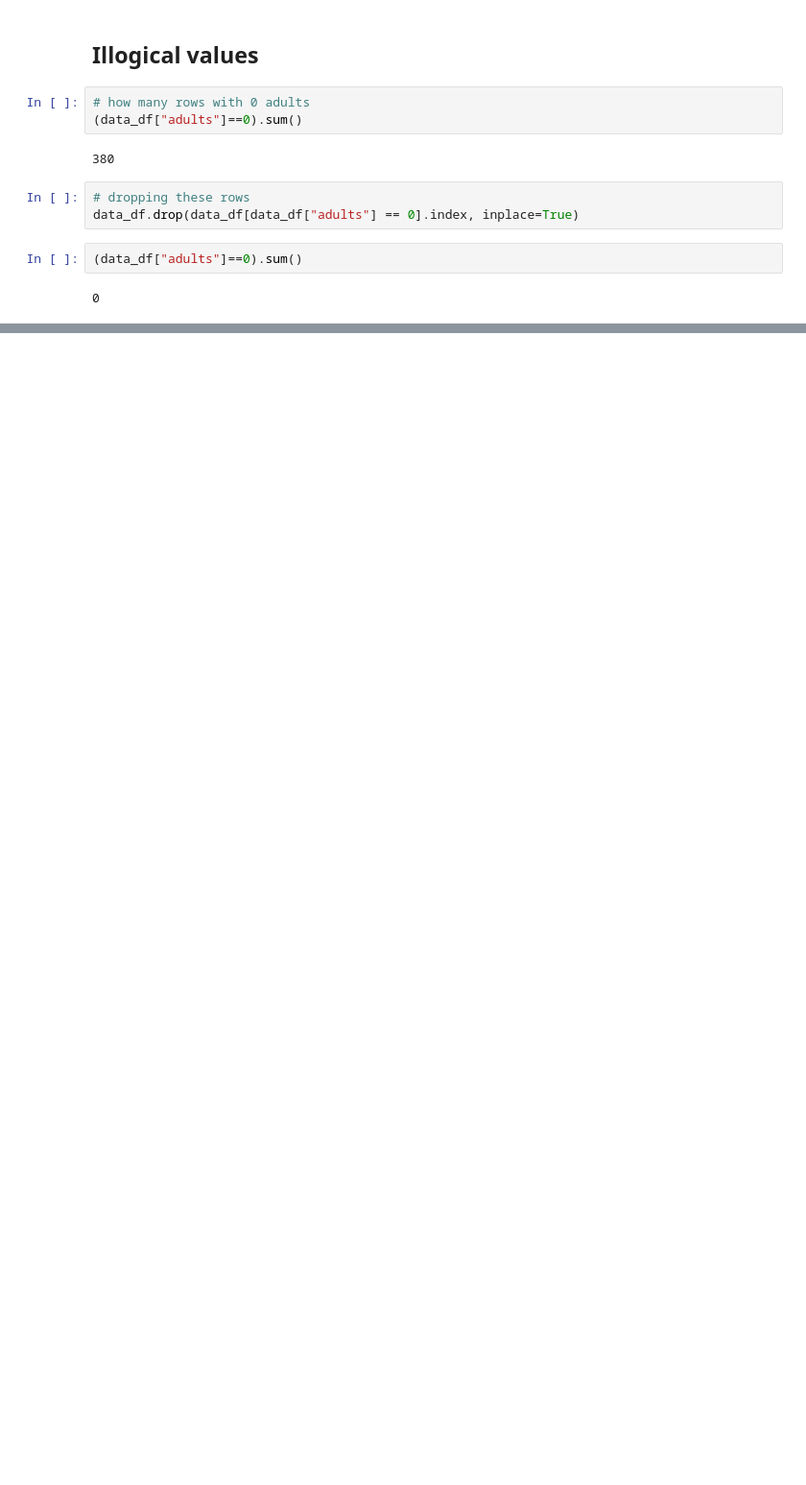
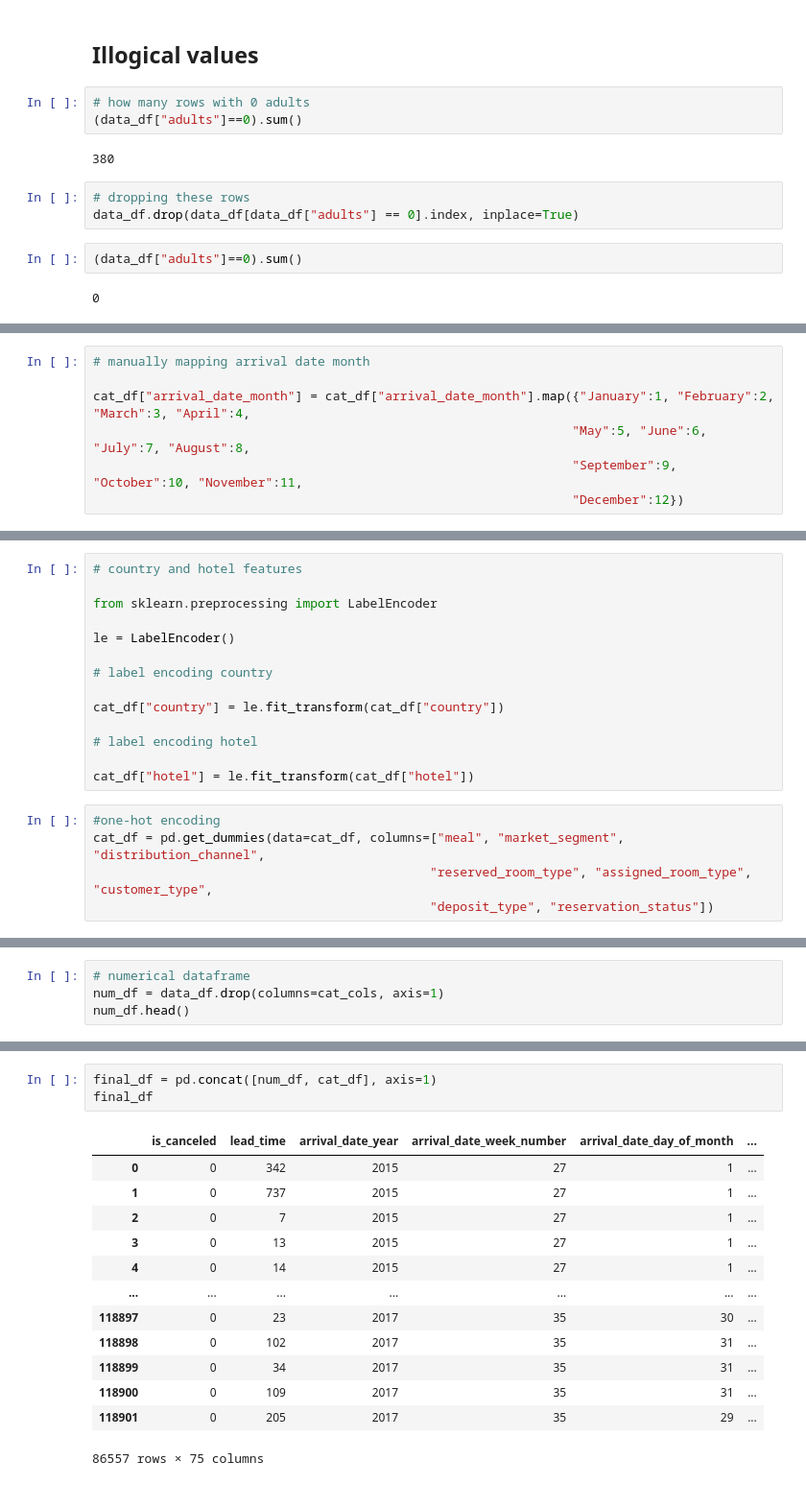
Before and after one commit to Khushwant-singh/machine-learning-python, a Jupyter notebook: demos.ipynb, the cells around one changed output, grey strips where cells are left out. Shown at 96% size. Saved outputs shown, nothing was run; the diff lists cells and outputs as text; blank space fills up the shorter version.

```diff
--- a/demos.ipynb
+++ b/demos.ipynb
@@ -327,0 +381,7 @@ data_df.drop(data_df[data_df["adults"] == 0].index, inplace=True)
+# %%
+# manually mapping arrival date month
+
+cat_df["arrival_date_month"] = cat_df["arrival_date_month"].map({"January":1, "February":2, "March":3, "April":4,
+                                                                "May":5, "June":6, "July":7, "August":8,
+                                                                "September":9, "October":10, "November":11,
+                                                                "December":12})
@@ -327,0 +397,19 @@ data_df.drop(data_df[data_df["adults"] == 0].index, inplace=True)
+# %%
+# country and hotel features
+
+from sklearn.preprocessing import LabelEncoder
+
+le = LabelEncoder()
+
+# label encoding country
+
+cat_df["country"] = le.fit_transform(cat_df["country"])
+
+# label encoding hotel
+
+cat_df["hotel"] = le.fit_transform(cat_df["hotel"])
+# %%
+#one-hot encoding
+cat_df = pd.get_dummies(data=cat_df, columns=["meal", "market_segment", "distribution_channel",
+                                             "reserved_room_type", "assigned_room_type", "customer_type",
+                                             "deposit_type", "reservation_status"])
@@ -327,0 +425,4 @@ data_df.drop(data_df[data_df["adults"] == 0].index, inplace=True)
+# %%
+# numerical dataframe
+num_df = data_df.drop(columns=cat_cols, axis=1)
+num_df.head()
@@ -327,0 +436,17 @@ data_df.drop(data_df[data_df["adults"] == 0].index, inplace=True)
+# %%
+final_df = pd.concat([num_df, cat_df], axis=1)
+final_df
+# %% [output]
+|  | is_canceled | lead_time | arrival_date_year | arrival_date_week_number | arrival_date_day_of_month | ... |
+| 0 | 0 | 342 | 2015 | 27 | 1 | ... |
+| 1 | 0 | 737 | 2015 | 27 | 1 | ... |
+| 2 | 0 | 7 | 2015 | 27 | 1 | ... |
+| 3 | 0 | 13 | 2015 | 27 | 1 | ... |
+| 4 | 0 | 14 | 2015 | 27 | 1 | ... |
+| ... | ... | ... | ... | ... | ... | ... |
+| 118897 | 0 | 23 | 2017 | 35 | 30 | ... |
+| 118898 | 0 | 102 | 2017 | 35 | 31 | ... |
+| 118899 | 0 | 34 | 2017 | 35 | 31 | ... |
+| 118900 | 0 | 109 | 2017 | 35 | 31 | ... |
+| 118901 | 0 | 205 | 2017 | 35 | 29 | ... |
+86557 rows × 75 columns
```
Also changed, not shown: parts of 18 cells of this notebook.
